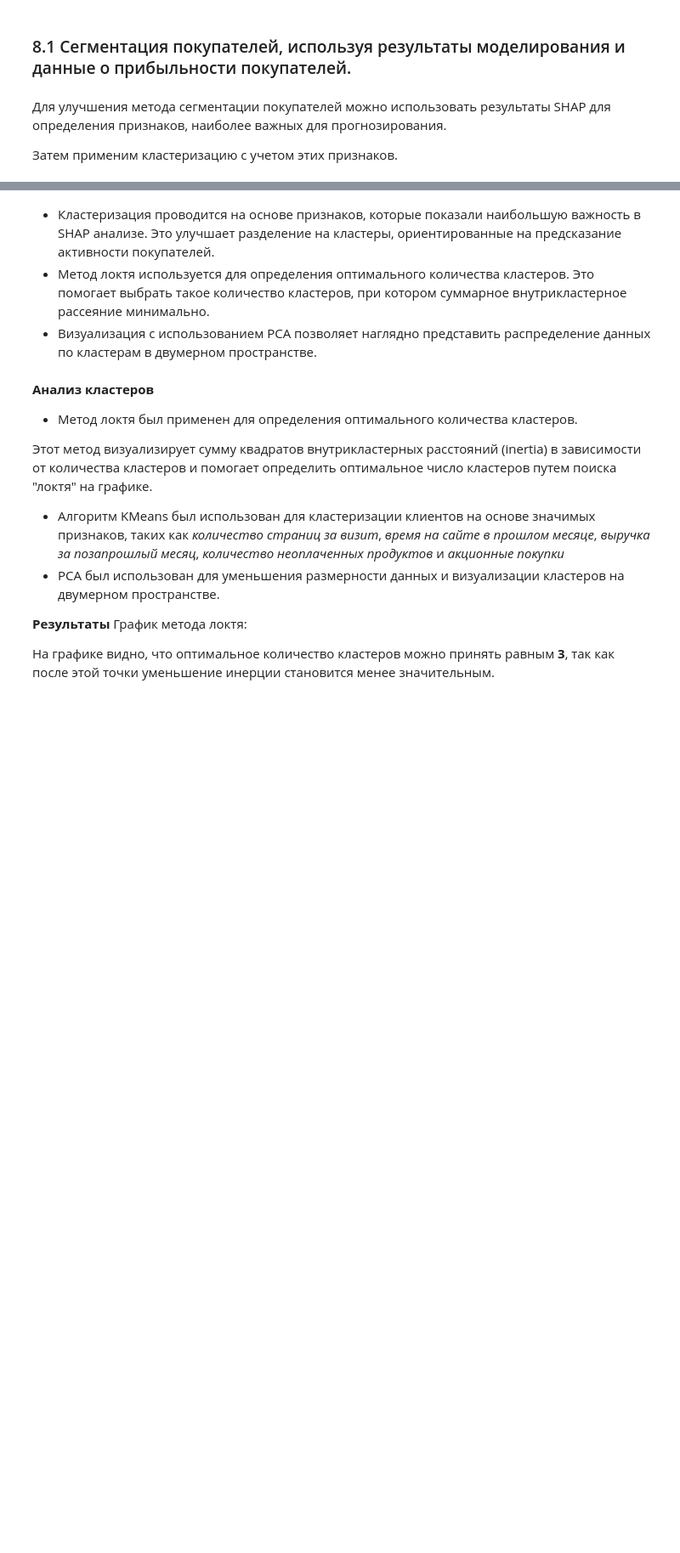
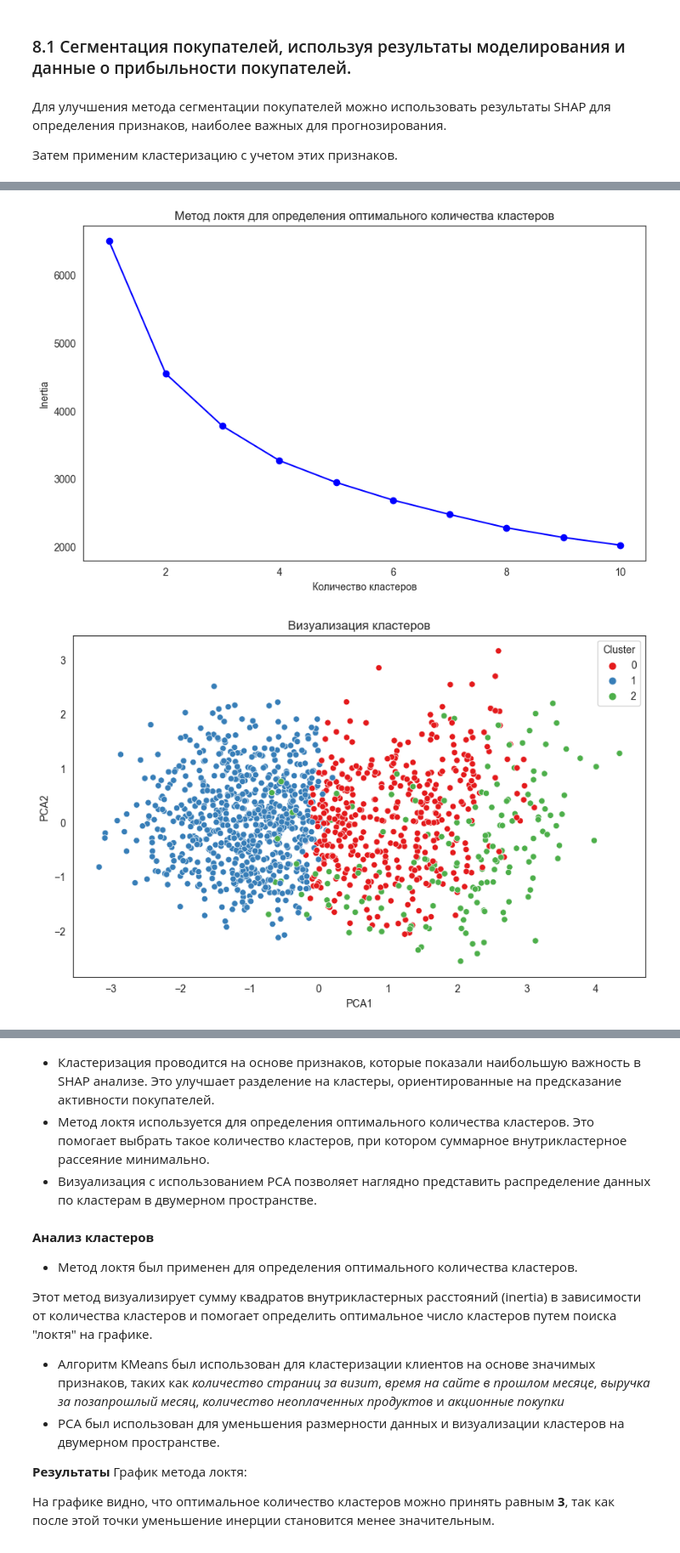
Before and after one commit to Sti11ness/workmood, a Jupyter notebook: MLTEACHERFINAL.ipynb, the cells around one changed output, grey strips where cells are left out. Shown at 85% size. Drawn from its saved outputs; the diff is of its cells as text; code cells hidden in the pictures; blank space fills up the shorter version.

Commit message:
fixex data types mistake at cluster method

```diff
--- a/MLTEACHERFINAL.ipynb
+++ b/MLTEACHERFINAL.ipynb
@@ -1479,0 +1401,76 @@ TypeError: agg function failed [how->mean,dtype->object]
+# %%
+# Указание признаков
+numeric_features = ['Маркет_актив_6_мес', 'Маркет_актив_тек_мес', 'Длительность',
+                    'Акционные_покупки', 'Средний_просмотр_категорий_за_визит',
+                    'Неоплаченные_продукты_штук_квартал', 'Ошибка_сервиса',
+                    'Страниц_за_визит', 'Выручка_позапрошлая', 'Выручка_прошлая',
+                    'Выручка_текущая', 'Время_прошлый,мин', 'Время_текущий,мин']
+categorical_features = ['Тип_сервиса', 'Разрешить_сообщать', 'Популярная_категория', 'Активность']
+
+numeric_transformer = Pipeline(steps=[
+    ('imputer', SimpleImputer(strategy='median')),
+    ('scaler', StandardScaler())])
+
+categorical_transformer = Pipeline(steps=[
+    ('imputer', SimpleImputer(strategy='constant', fill_value='missing')),
+    ('onehot', OneHotEncoder(handle_unknown='ignore'))])
+
+preprocessor = ColumnTransformer(
+    transformers=[
+        ('num', numeric_transformer, numeric_features),
+        ('cat', categorical_transformer, categorical_features)])
+
+# Преобразование данных
+X_preprocessed = preprocessor.fit_transform(combined_data)
+feature_names = preprocessor.get_feature_names_out()
+
+# Выбор важных признаков для кластеризации
+important_features_indices = [
+    feature_names.tolist().index('num__Страниц_за_визит'),
+    feature_names.tolist().index('num__Время_прошлый,мин'),
+    feature_names.tolist().index('num__Выручка_позапрошлая'),
+    feature_names.tolist().index('num__Неоплаченные_продукты_штук_квартал'),
+    feature_names.tolist().index('num__Акционные_покупки')
+]
+X_important = X_preprocessed[:, important_features_indices]
+
+# Стандартизация данных
+scaler = StandardScaler()
+X_scaled_important = scaler.fit_transform(X_important)
+
+# Определение оптимального количества кластеров с помощью метода локтя
+inertia = []
+K = range(1, 11)
+for k in K:
+    kmeans = KMeans(n_clusters=k, random_state=42)
+    kmeans.fit(X_scaled_important)
+    inertia.append(kmeans.inertia_)
+
+plt.figure(figsize=(10, 6))
+plt.plot(K, inertia, 'bo-')
+plt.xlabel('Количество кластеров')
+plt.ylabel('Inertia')
+plt.title('Метод локтя для определения оптимального количества кластеров')
+plt.show()
+
+# Обучение модели KMeans с оптимальным количеством кластеров
+optimal_clusters = 3  # Исходя из метода локтя
+kmeans = KMeans(n_clusters=optimal_clusters, random_state=42)
+clusters = kmeans.fit_predict(X_scaled_important)
+
+# Добавление кластеров в исходные данные
+combined_data['Cluster'] = clusters
+
+# Визуализация кластеров с использованием PCA
+pca = PCA(n_components=2)
+X_pca = pca.fit_transform(X_scaled_important)
+combined_data['PCA1'] = X_pca[:, 0]
+combined_data['PCA2'] = X_pca[:, 1]
+
+plt.figure(figsize=(10, 6))
+sns.scatterplot(x='PCA1', y='PCA2', hue='Cluster', data=combined_data, palette='Set1')
+plt.title('Визуализация кластеров')
+plt.show()
+# %% [output]
+[figure, added]
+[figure, added]
```
Also changed, not shown: parts of 8 cells of this notebook.
